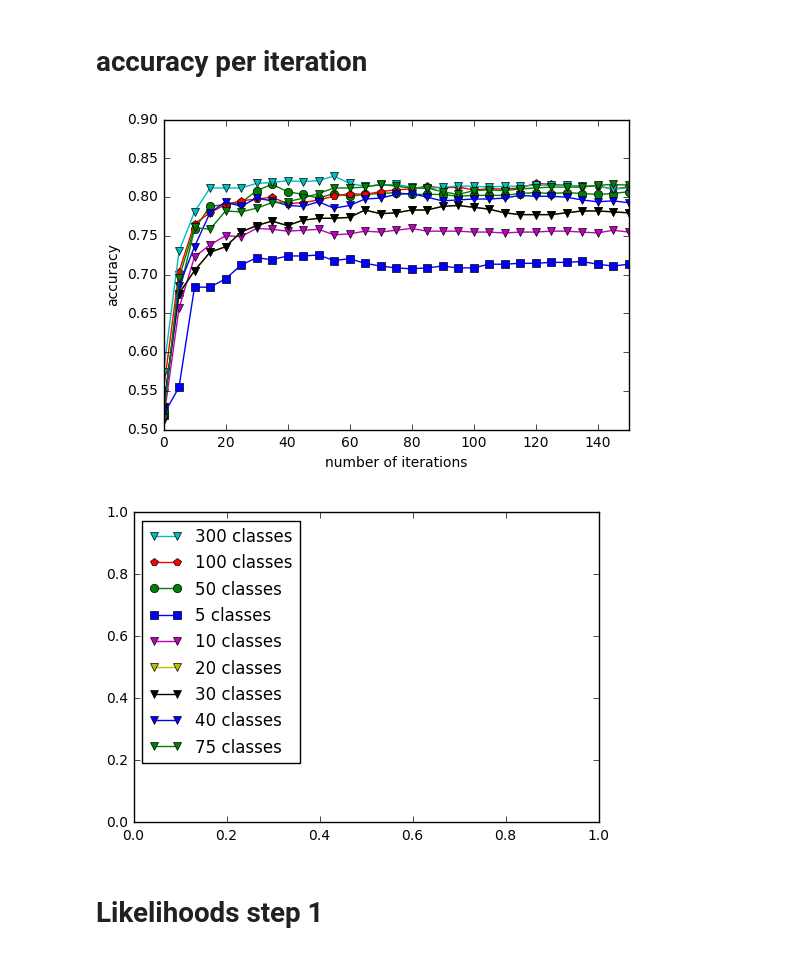
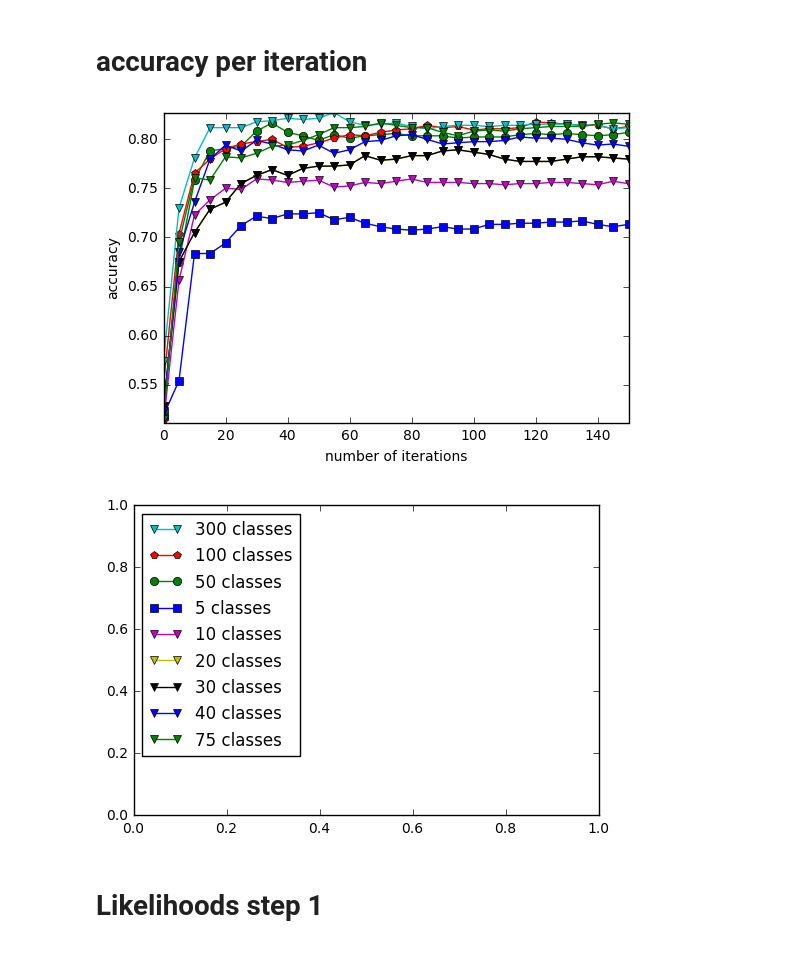
Before and after one commit to DavidZomerdijk/ULL2017, a Jupyter notebook: src/misc/makePlots.ipynb, the cells around one changed output. Saved outputs shown, nothing was run; the diff lists cells and outputs as text; code cells hidden in the pictures.

```diff
--- a/src/misc/makePlots.ipynb
+++ b/src/misc/makePlots.ipynb
@@ -14,7 +14,7 @@ path = "../../out/"
 
 iterations = [x * 5 for x in range(31)] #[0,5,10,15,20,25,30,35,40,45,50,45,50]
 clusters = [5,10,20,30,40,50,75,100,200,300]
-# accuracies = dict()
+accuracies = dict()
 likelihoods = dict()
 
 for cluster in clusters:
@@ -70,34 +70,35 @@ y_val_40 = [accuracies[40][iteration] for iteration in iterations]
 y_val_50 = [accuracies[50][iteration] for iteration in iterations]
 y_val_75 = [accuracies[75][iteration] for iteration in iterations]
 y_val_100 = [accuracies[100][iteration] for iteration in iterations]
 y_val_300 = [accuracies[300][iteration] for iteration in iterations]
 
 line1, = plt.plot(x_val,y_val_5,  marker='s', label="5 classes" )
 line2, = plt.plot(x_val,y_val_50, marker='o', label="50 classes" )
 line3, = plt.plot(x_val,y_val_100, marker='p', label="100 classes" )
 line4, = plt.plot(x_val,y_val_300, marker='v', label="300 classes" )
 
 #extra
 line5, = plt.plot(x_val,y_val_10, marker='v', label="10 classes" )
 line6, = plt.plot(x_val,y_val_20, marker='v', label="20 classes" )
 line7, = plt.plot(x_val,y_val_30, marker='v', label="30 classes" )
 line8, = plt.plot(x_val,y_val_40, marker='v', label="40 classes" )
 line9, = plt.plot(x_val,y_val_75, marker='v', label="75 classes" )
 
 # plt.legend(handles=[line4,line3,line2,line1,line5,line6,line7,line8,line9], loc=4)
 plt.axis([0, 150, 0.50, 0.90])
 plt.xlabel('number of iterations')
 plt.ylabel('accuracy')
+plt.axis('tight')
 plt.savefig('accuracy_iterations.pdf')
 plt.show()
 
 
 
 plt.legend(handles=[line4,line3,line2,line1,line5,line6,line7,line8,line9], loc=2)
 
 plt.show()
 # %% [output]
-[figure, old version]
+[figure, new version]
 [figure]
 # %% [markdown]
 # Likelihoods step 1
```
Also changed, not shown: parts of 3 cells of this notebook, 1 other file.
